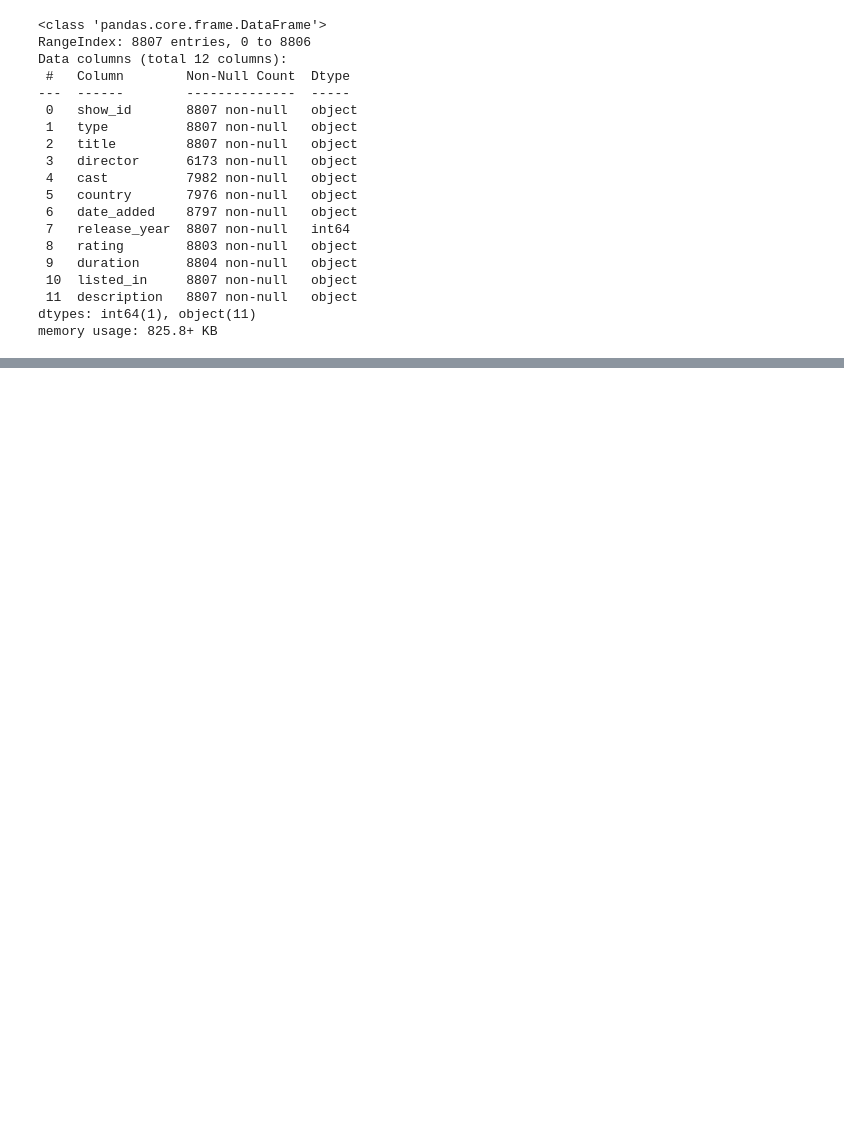
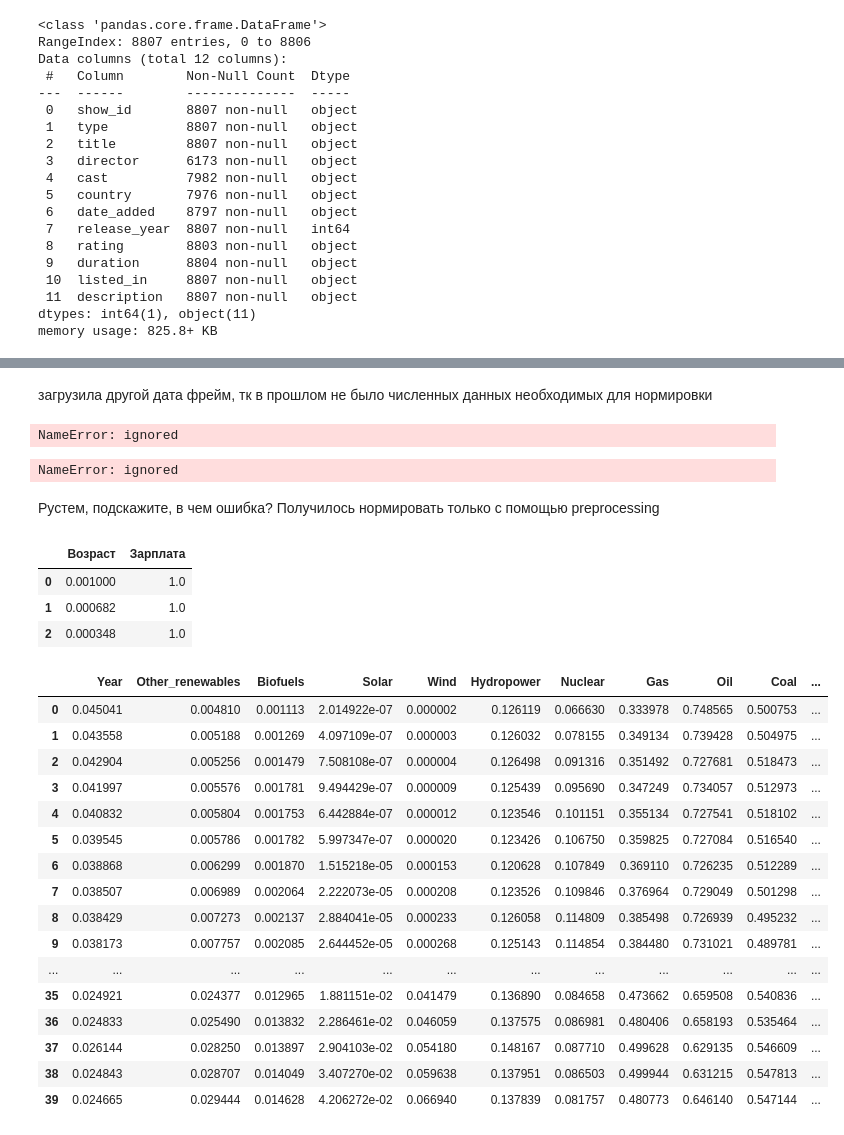
Before and after one commit to kseniasvichkareva/Step, a Jupyter notebook: ДЗ19.ipynb, the cells around one changed output, grey strips where cells are left out. Drawn from its saved outputs; the diff is of its cells as text; code cells hidden in the pictures; blank space fills up the shorter version.

```diff
--- a/ДЗ19.ipynb
+++ b/ДЗ19.ipynb
@@ -27,0 +123,18 @@ memory usage: 825.8+ KB
+# %%
+import pandas as pd
+data4 = pd.read_csv('global-energy-substitution.csv')
+# %% [markdown]
+загрузила другой дата фрейм, тк в прошлом не было численных данных необходимых для нормировки
+# %%
+norma = normalize(data4, norm='l1', axis=1)
+norma_data4=pd.DataFrame(norma, columns=data4.columns)
+# %% [output]
+NameError: ignored
+# %%
+df = pd.DataFrame({'Возраст':[20, 30, 40], 'Зарплата': [20000, 44000, 115000]})
+normalized_df = normalize(data4, norm='l1', axis=1)
+# %% [output]
+NameError: ignored
+# %% [markdown]
+Рустем, подскажите, в чем ошибка?
+Получилось нормировать только с помощью preprocessing
@@ -27,0 +143,32 @@ memory usage: 825.8+ KB
+# %%
+df = pd.DataFrame({'Возраст':[20, 30, 40], 'Зарплата': [20000, 44000, 115000]})
+normalized_d = preprocessing.normalize(df, axis = 1)
+normalized_df = pd.DataFrame(normalized_d, columns=df.columns)
+normalized_df
+# %% [output]
+|  | Возраст | Зарплата |
+| 0 | 0.001000 | 1.0 |
+| 1 | 0.000682 | 1.0 |
+| 2 | 0.000348 | 1.0 |
+# %%
+normalized_data4 = preprocessing.normalize(data4, axis = 1)
+normalized_data4f = pd.DataFrame(normalized_data4, columns=data4.columns)
+normalized_data4f
+# %% [output]
+|  | Year | Other_renewables | Biofuels | Solar | Wind | Hydropower | Nuclear | Gas | Oil | Coal | ... |
+| 0 | 0.045041 | 0.004810 | 0.001113 | 2.014922e-07 | 0.000002 | 0.126119 | 0.066630 | 0.333978 | 0.748565 | 0.500753 | ... |
+| 1 | 0.043558 | 0.005188 | 0.001269 | 4.097109e-07 | 0.000003 | 0.126032 | 0.078155 | 0.349134 | 0.739428 | 0.504975 | ... |
+| 2 | 0.042904 | 0.005256 | 0.001479 | 7.508108e-07 | 0.000004 | 0.126498 | 0.091316 | 0.351492 | 0.727681 | 0.518473 | ... |
+| 3 | 0.041997 | 0.005576 | 0.001781 | 9.494429e-07 | 0.000009 | 0.125439 | 0.095690 | 0.347249 | 0.734057 | 0.512973 | ... |
+| 4 | 0.040832 | 0.005804 | 0.001753 | 6.442884e-07 | 0.000012 | 0.123546 | 0.101151 | 0.355134 | 0.727541 | 0.518102 | ... |
+| 5 | 0.039545 | 0.005786 | 0.001782 | 5.997347e-07 | 0.000020 | 0.123426 | 0.106750 | 0.359825 | 0.727084 | 0.516540 | ... |
+| 6 | 0.038868 | 0.006299 | 0.001870 | 1.515218e-05 | 0.000153 | 0.120628 | 0.107849 | 0.369110 | 0.726235 | 0.512289 | ... |
+| 7 | 0.038507 | 0.006989 | 0.002064 | 2.222073e-05 | 0.000208 | 0.123526 | 0.109846 | 0.376964 | 0.729049 | 0.501298 | ... |
+| 8 | 0.038429 | 0.007273 | 0.002137 | 2.884041e-05 | 0.000233 | 0.126058 | 0.114809 | 0.385498 | 0.726939 | 0.495232 | ... |
+| 9 | 0.038173 | 0.007757 | 0.002085 | 2.644452e-05 | 0.000268 | 0.125143 | 0.114854 | 0.384480 | 0.731021 | 0.489781 | ... |
+| ... | ... | ... | ... | ... | ... | ... | ... | ... | ... | ... | ... |
+| 35 | 0.024921 | 0.024377 | 0.012965 | 1.881151e-02 | 0.041479 | 0.136890 | 0.084658 | 0.473662 | 0.659508 | 0.540836 | ... |
+| 36 | 0.024833 | 0.025490 | 0.013832 | 2.286461e-02 | 0.046059 | 0.137575 | 0.086981 | 0.480406 | 0.658193 | 0.535464 | ... |
+| 37 | 0.026144 | 0.028250 | 0.013897 | 2.904103e-02 | 0.054180 | 0.148167 | 0.087710 | 0.499628 | 0.629135 | 0.546609 | ... |
+| 38 | 0.024843 | 0.028707 | 0.014049 | 3.407270e-02 | 0.059638 | 0.137951 | 0.086503 | 0.499944 | 0.631215 | 0.547813 | ... |
+| 39 | 0.024665 | 0.029444 | 0.014628 | 4.206272e-02 | 0.066940 | 0.137839 | 0.081757 | 0.480773 | 0.646140 | 0.547144 | ... |
```
Also changed, not shown: parts of 11 cells of this notebook.
